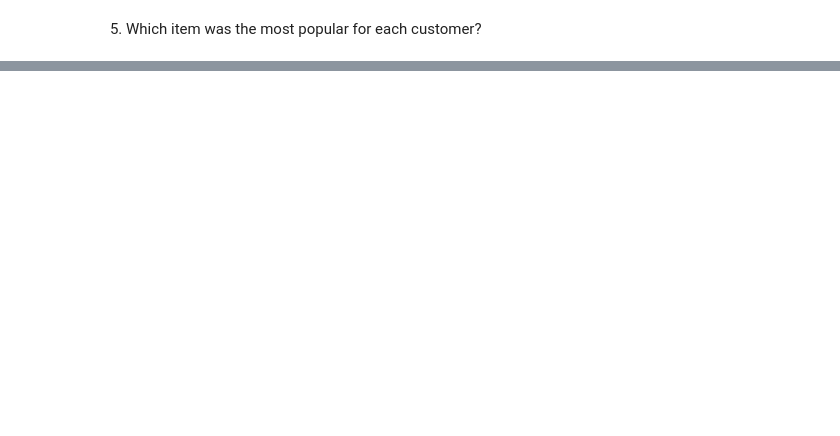
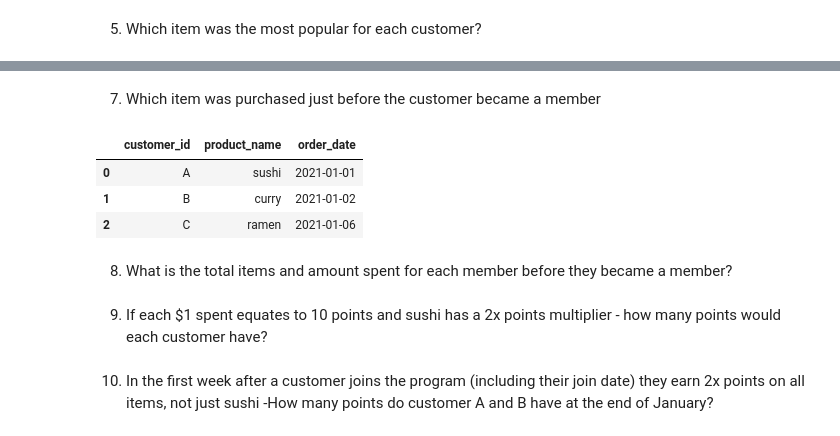
Before and after one commit to sdman135/DataBase-building-and-SQL-query-practice, a Jupyter notebook: Sqlite3-Exercise 2.ipynb, the cells around one changed output, grey strips where cells are left out. Drawn from its saved outputs; the diff is of its cells as text; code cells hidden in the pictures; blank space fills up the shorter version.

```diff
--- a/Sqlite3-Exercise 2.ipynb
+++ b/Sqlite3-Exercise 2.ipynb
@@ -477,0 +505,26 @@ most_popular_by_customer
+# %% [markdown]
+7) Which item was purchased just before the customer became a member
+# %%
+first_purchase_before_membership = pd.read_sql_query("""
+                                                        select s.customer_id,m.product_name,s.order_date
+                                                        from sales s
+                                                        inner join menu m
+                                                            on s.product_id = m.product_id
+                                                        inner join members me
+                                                            on s.customer_id = me.customer_id
+                                                        where s.order_date < me.join_date
+                                                        group by s.customer_id
+                                                        """
+                                                        ,conn)
+first_purchase_before_membership
+# %% [output]
+|  | customer_id | product_name | order_date |
+| 0 | A | sushi | 2021-01-01 |
+| 1 | B | curry | 2021-01-02 |
+| 2 | C | ramen | 2021-01-06 |
+# %% [markdown]
+8) What is the total items and amount spent for each member before they became a member?
+# %% [markdown]
+9) If each $1 spent equates to 10 points and sushi has a 2x points multiplier - how many points would each customer have?
+# %% [markdown]
+10) In the first week after a customer joins the program (including their join date) they earn 2x points on all items, not just sushi -How many points do customer A and B have at the end of January?
```
Also changed, not shown: parts of 10 cells of this notebook.
